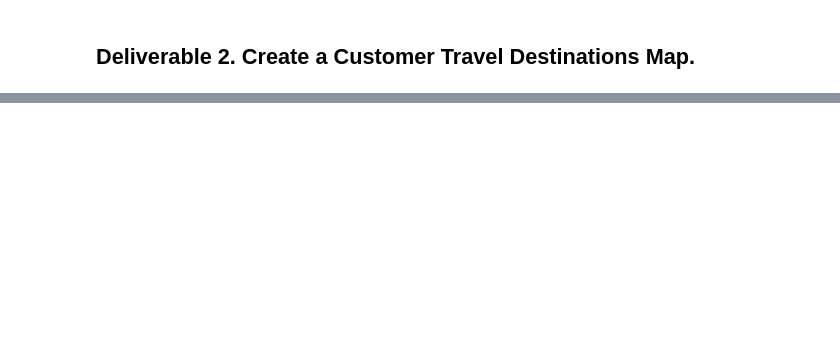
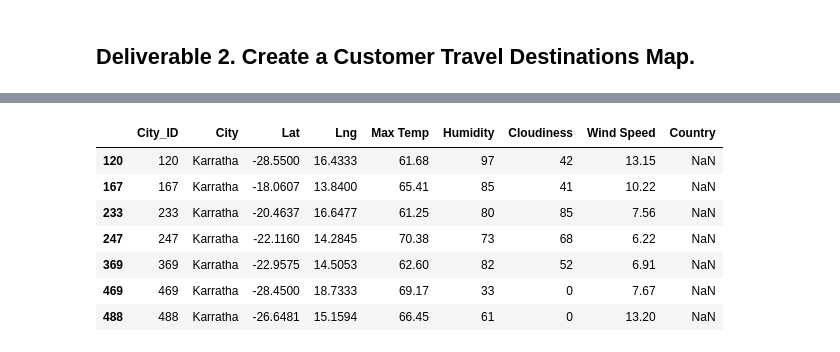
Before and after one commit to Dybondzy/World_Weather_Analysis, a Jupyter notebook: Vacation_Search.ipynb, the cells around one changed output, grey strips where cells are left out. Drawn from its saved outputs; the diff is of its cells as text; code cells hidden in the pictures; blank space fills up the shorter version.

```diff
--- a/Vacation_Search.ipynb
+++ b/Vacation_Search.ipynb
@@ -54,0 +87,11 @@ NameError: name 'city_data_df' is not defined
+# %%
+preferred_cities_df.loc[preferred_cities_df.isna().any(axis=1)]
+# %% [output]
+|  | City_ID | City | Lat | Lng | Max Temp | Humidity | Cloudiness | Wind Speed | Country |
+| 120 | 120 | Karratha | -28.5500 | 16.4333 | 61.68 | 97 | 42 | 13.15 | NaN |
+| 167 | 167 | Karratha | -18.0607 | 13.8400 | 65.41 | 85 | 41 | 10.22 | NaN |
+| 233 | 233 | Karratha | -20.4637 | 16.6477 | 61.25 | 80 | 85 | 7.56 | NaN |
+| 247 | 247 | Karratha | -22.1160 | 14.2845 | 70.38 | 73 | 68 | 6.22 | NaN |
+| 369 | 369 | Karratha | -22.9575 | 14.5053 | 62.60 | 82 | 52 | 6.91 | NaN |
+| 469 | 469 | Karratha | -28.4500 | 18.7333 | 69.17 | 33 | 0 | 7.67 | NaN |
+| 488 | 488 | Karratha | -26.6481 | 15.1594 | 66.45 | 61 | 0 | 13.20 | NaN |
```
Also changed, not shown: parts of 16 cells of this notebook, 1 other file.
